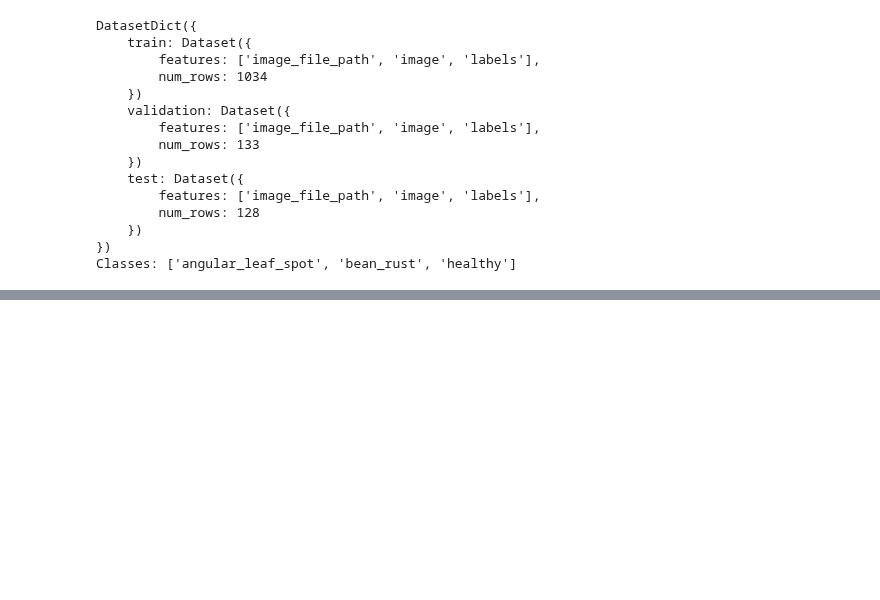
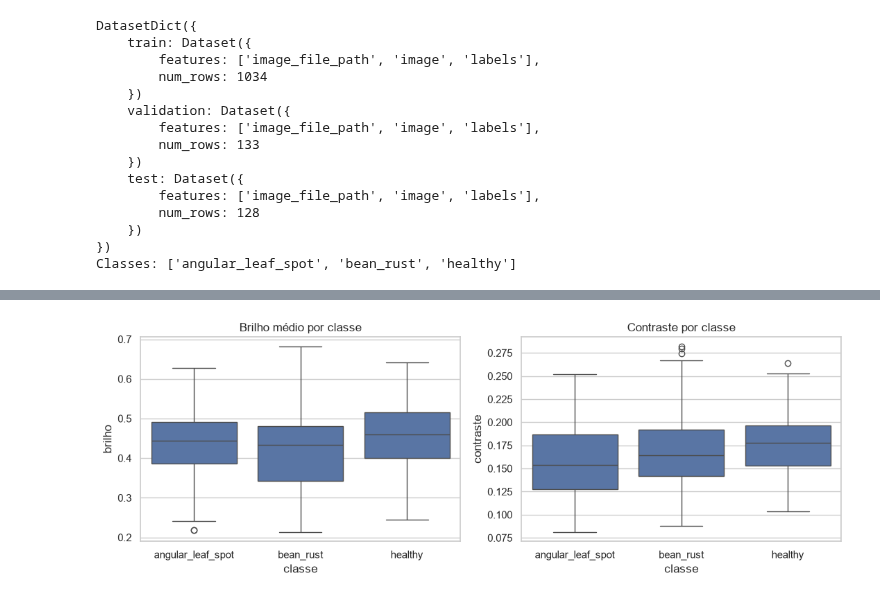
Before and after one commit to LeoRlucena/bean-leaf-disease-challenge, a Jupyter notebook: notebooks/02_eda.ipynb, the cells around one changed output, grey strips where cells are left out. Saved outputs shown, nothing was run; the diff lists cells and outputs as text; code cells hidden in the pictures; blank space fills up the shorter version.

```diff
--- a/notebooks/02_eda.ipynb
+++ b/notebooks/02_eda.ipynb
@@ -62,0 +130,19 @@ Classes: ['angular_leaf_spot', 'bean_rust', 'healthy']
+# %%
+def img_stats(img):
+    a = np.asarray(img.convert("RGB"), dtype=np.float32) / 255
+    g = a.mean(axis=2)
+    return dict(w=img.width, h=img.height,
+                R=a[..., 0].mean(), G=a[..., 1].mean(), B=a[..., 2].mean(),
+                brilho=g.mean(), contraste=g.std())
+
+rows = []
+for split in dataset:
+    for ex in dataset[split]:
+        d = img_stats(ex["image"])
+        d["split"] = split
+        d["classe"] = labels[ex["labels"]]
+        rows.append(d)
+stats = pd.DataFrame(rows)
+
+print(stats[["w", "h"]].drop_duplicates())
+display(stats.groupby("classe")[["R", "G", "B", "brilho", "contraste"]].agg(["mean", "std"]).round(3))
@@ -62,0 +167,9 @@ Classes: ['angular_leaf_spot', 'bean_rust', 'healthy']
+# %%
+fig, ax = plt.subplots(1, 2, figsize=(11, 4))
+sns.boxplot(data=stats, x="classe", y="brilho", ax=ax[0]); ax[0].set_title("Brilho médio por classe")
+sns.boxplot(data=stats, x="classe", y="contraste", ax=ax[1]); ax[1].set_title("Contraste por classe")
+plt.tight_layout()
+plt.savefig(FIG_DIR / "brilho_contraste.png", dpi=150)
+plt.show()
+# %% [output]
+[figure, added]
```
Also changed, not shown: parts of 13 cells of this notebook, 4 other files.
